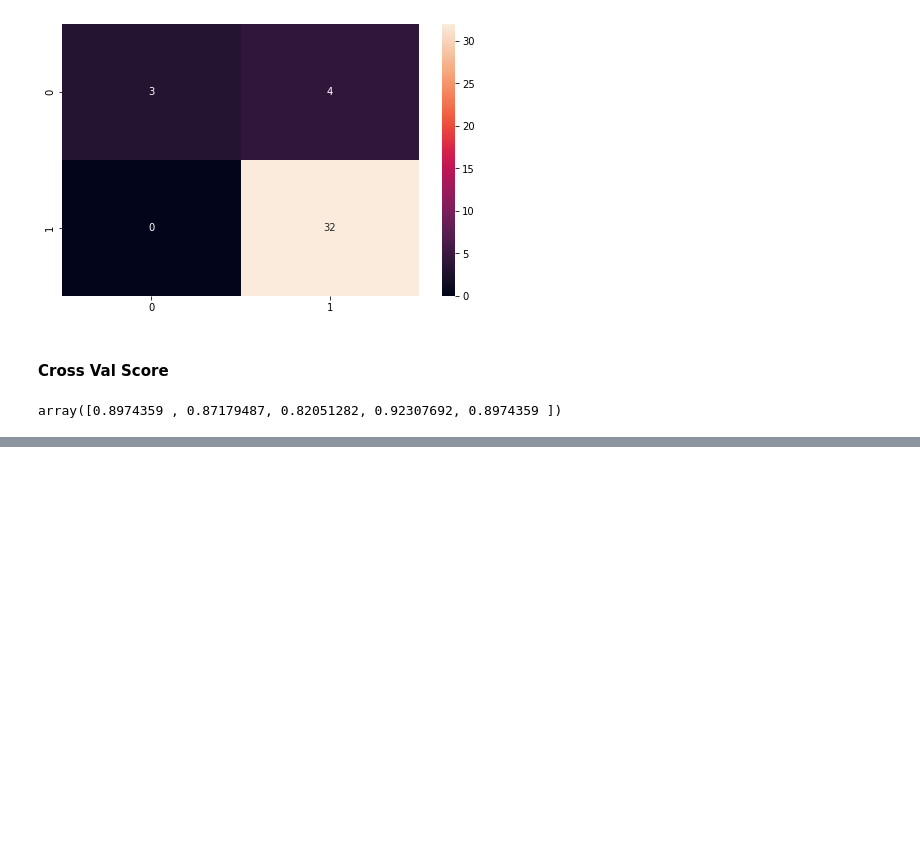
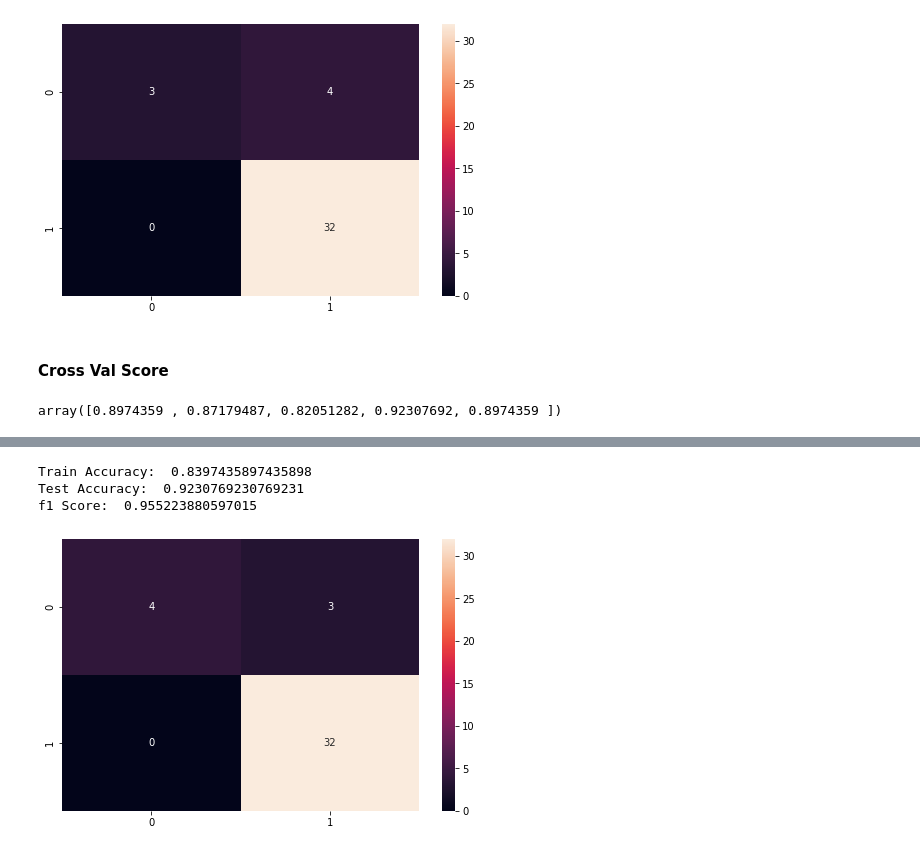
Before and after one commit to mrtlckn/Parkinson_Disease_Prediction, a Jupyter notebook: Parkinson's_Prediction.ipynb, the cells around one changed output, grey strips where cells are left out. Drawn from its saved outputs; the diff is of its cells as text; code cells hidden in the pictures; blank space fills up the shorter version.

Commit message:
Feature Selection compare

```diff
--- a/Parkinson's_Prediction.ipynb
+++ b/Parkinson's_Prediction.ipynb
@@ -199,0 +229,26 @@ array([0.8974359 , 0.87179487, 0.82051282, 0.92307692, 0.8974359 ])
+# %%
+selector = SelectKBest(f_classif, k=3).fit(X_train, y_train)
+train_selected = selector.transform(X_train)
+test_selected = selector.transform(X_test)
+# %%
+clf = LogisticRegression(max_iter=1000)
+
+clf.fit(train_selected, y_train)
+print('Train Accuracy: ', clf.score(train_selected, y_train))
+pred = clf.predict(test_selected)
+
+print('Test Accuracy: ', accuracy_score(pred, y_test))
+
+
+print('f1 Score: ', f1_score(pred, y_test))
+# %% [output]
+Train Accuracy:  0.8397435897435898
+Test Accuracy:  0.9230769230769231
+f1 Score:  0.955223880597015
+# %%
+cm = confusion_matrix(y_test, pred)
+
+plt.figure(figsize=(8,5))
+sns.heatmap(cm, annot=True);
+# %% [output]
+[figure, added]
```
Also changed, not shown: parts of 4 cells of this notebook.
